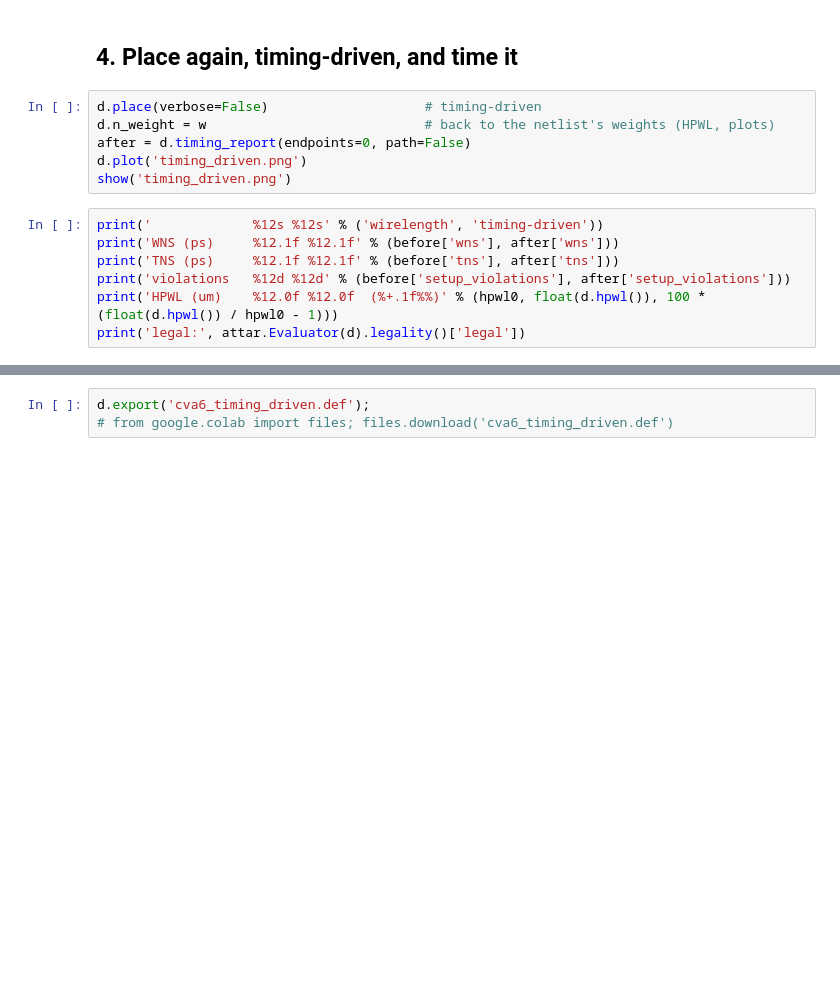
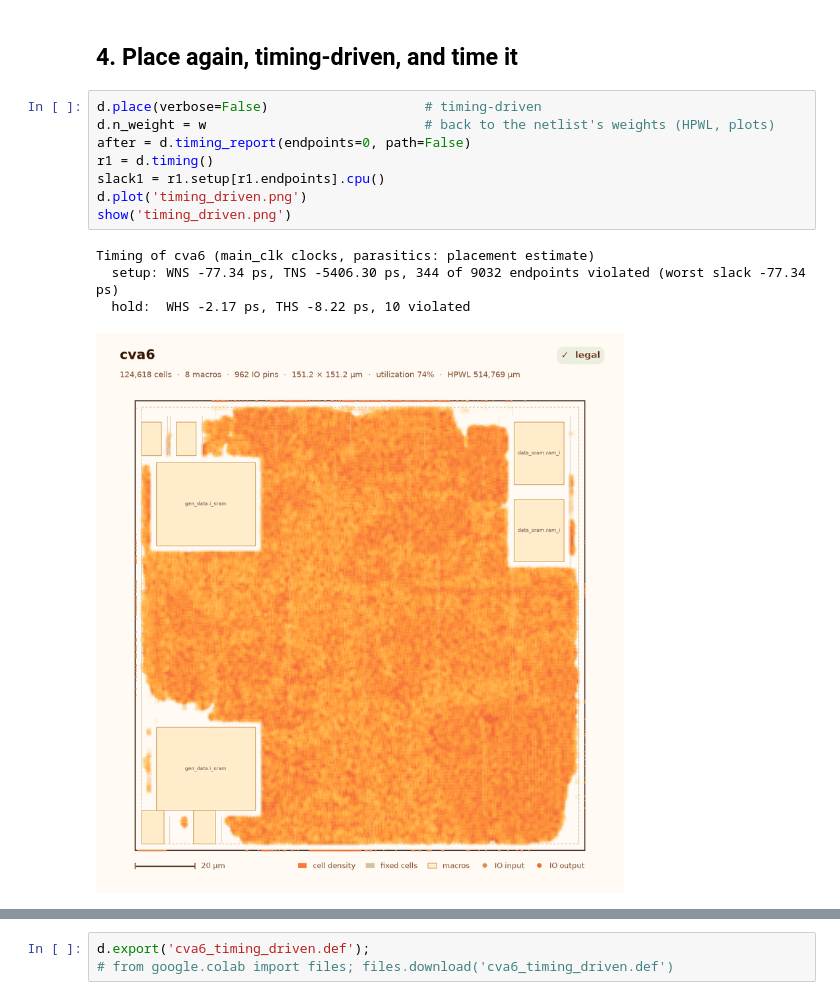
Before and after one commit to RayChang987/Attar, a Jupyter notebook: examples/colab/timing_driven_colab.ipynb, the cells around one changed output, grey strips where cells are left out. Drawn from its saved outputs; the diff is of its cells as text; blank space fills up the shorter version.

```diff
--- a/examples/colab/timing_driven_colab.ipynb
+++ b/examples/colab/timing_driven_colab.ipynb
@@ -69,13 +94,13 @@ print('%d nets weighted, from %.1f ps (weight 5) to %.1f ps (weight 1)' % (len(v
 # %%
 d.place(verbose=False)                    # timing-driven
 d.n_weight = w                            # back to the netlist's weights (HPWL, plots)
 after = d.timing_report(endpoints=0, path=False)
+r1 = d.timing()
+slack1 = r1.setup[r1.endpoints].cpu()
 d.plot('timing_driven.png')
 show('timing_driven.png')
+# %% [output]
+Timing of cva6 (main_clk clocks, parasitics: placement estimate)
+  setup: WNS -77.34 ps, TNS -5406.30 ps, 344 of 9032 endpoints violated (worst slack -77.34 ps)
+  hold:  WHS -2.17 ps, THS -8.22 ps, 10 violated
+[figure, added]
-# %%
-print('             %12s %12s' % ('wirelength', 'timing-driven'))
-print('WNS (ps)     %12.1f %12.1f' % (before['wns'], after['wns']))
-print('TNS (ps)     %12.1f %12.1f' % (before['tns'], after['tns']))
-print('violations   %12d %12d' % (before['setup_violations'], after['setup_violations']))
-print('HPWL (um)    %12.0f %12.0f  (%+.1f%%)' % (hpwl0, float(d.hpwl()), 100 * (float(d.hpwl()) / hpwl0 - 1)))
-print('legal:', attar.Evaluator(d).legality()['legal'])
```
Also changed, not shown: parts of 10 cells of this notebook, 4 other files.
